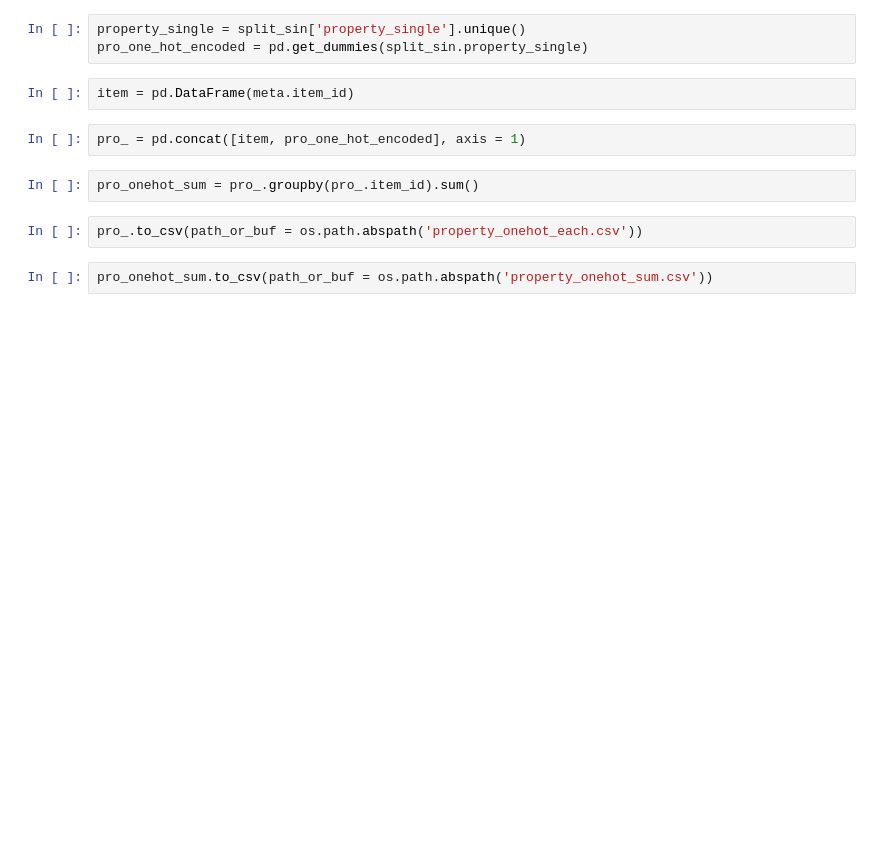
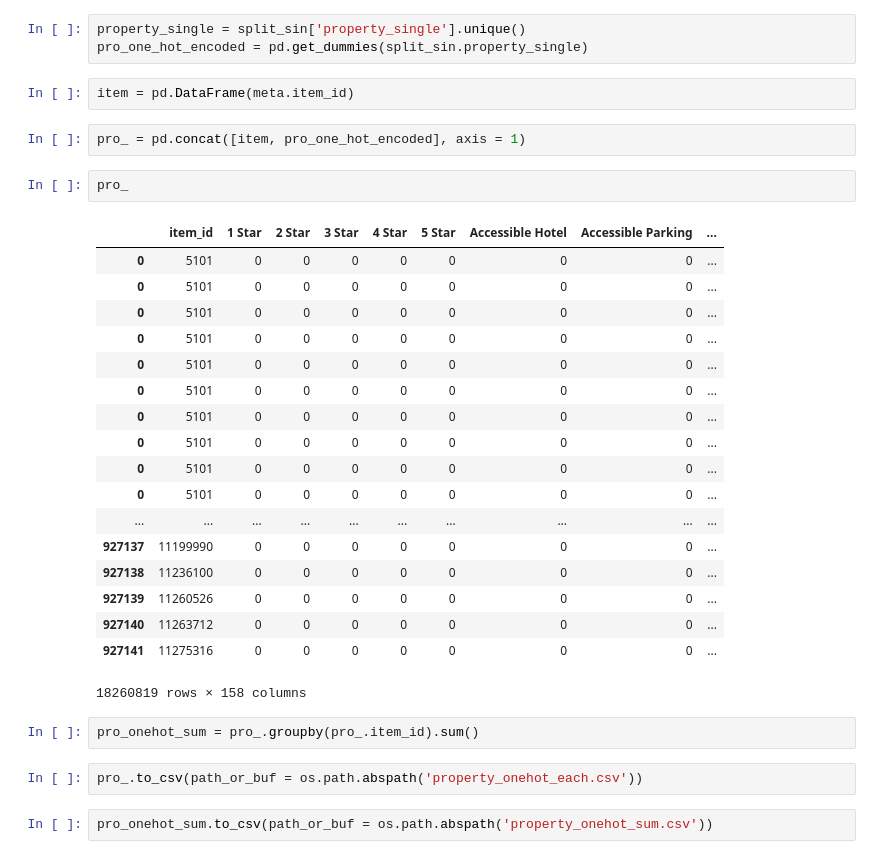
Before and after one commit to sooah/trivago_RecSys_Challenge_2019, a Jupyter notebook: property_onehot.ipynb, the cells around one changed output. Drawn from its saved outputs; the diff is of its cells as text; blank space fills up the shorter version.

```diff
--- a/property_onehot.ipynb
+++ b/property_onehot.ipynb
@@ -57,6 +45,27 @@ pro_one_hot_encoded = pd.get_dummies(split_sin.property_single)
 item = pd.DataFrame(meta.item_id)
 # %%
 pro_ = pd.concat([item, pro_one_hot_encoded], axis = 1)
+# %%
+pro_
+# %% [output]
+|  | item_id | 1 Star | 2 Star | 3 Star | 4 Star | 5 Star | Accessible Hotel | Accessible Parking | ... |
+| 0 | 5101 | 0 | 0 | 0 | 0 | 0 | 0 | 0 | ... |
+| 0 | 5101 | 0 | 0 | 0 | 0 | 0 | 0 | 0 | ... |
+| 0 | 5101 | 0 | 0 | 0 | 0 | 0 | 0 | 0 | ... |
+| 0 | 5101 | 0 | 0 | 0 | 0 | 0 | 0 | 0 | ... |
+| 0 | 5101 | 0 | 0 | 0 | 0 | 0 | 0 | 0 | ... |
+| 0 | 5101 | 0 | 0 | 0 | 0 | 0 | 0 | 0 | ... |
+| 0 | 5101 | 0 | 0 | 0 | 0 | 0 | 0 | 0 | ... |
+| 0 | 5101 | 0 | 0 | 0 | 0 | 0 | 0 | 0 | ... |
+| 0 | 5101 | 0 | 0 | 0 | 0 | 0 | 0 | 0 | ... |
+| 0 | 5101 | 0 | 0 | 0 | 0 | 0 | 0 | 0 | ... |
+| ... | ... | ... | ... | ... | ... | ... | ... | ... | ... |
+| 927137 | 11199990 | 0 | 0 | 0 | 0 | 0 | 0 | 0 | ... |
+| 927138 | 11236100 | 0 | 0 | 0 | 0 | 0 | 0 | 0 | ... |
+| 927139 | 11260526 | 0 | 0 | 0 | 0 | 0 | 0 | 0 | ... |
+| 927140 | 11263712 | 0 | 0 | 0 | 0 | 0 | 0 | 0 | ... |
+| 927141 | 11275316 | 0 | 0 | 0 | 0 | 0 | 0 | 0 | ... |
+18260819 rows × 158 columns
 # %%
 pro_onehot_sum = pro_.groupby(pro_.item_id).sum()
 # %%
```
Also changed, not shown: parts of 2 cells of this notebook.
